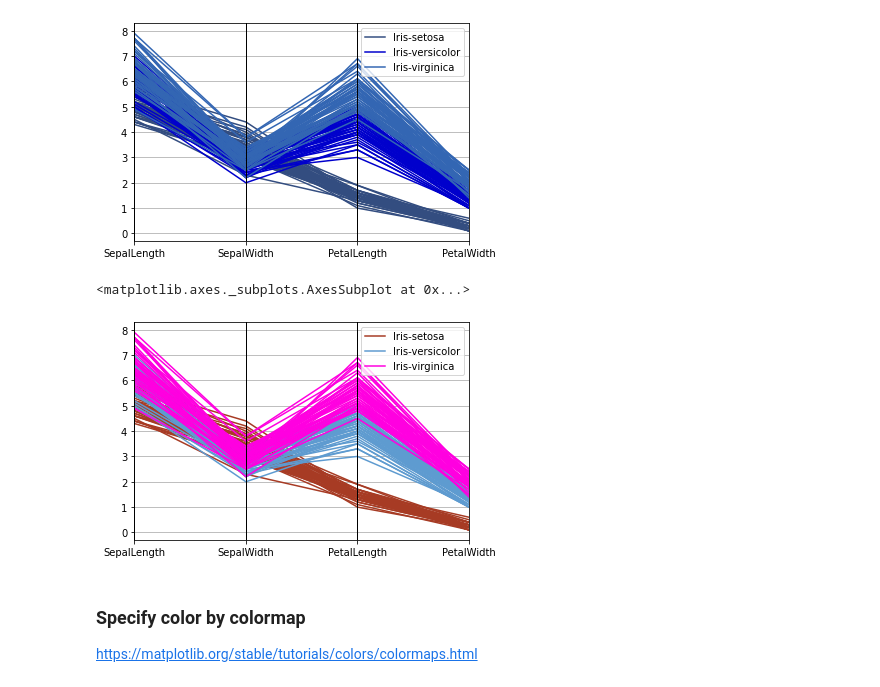
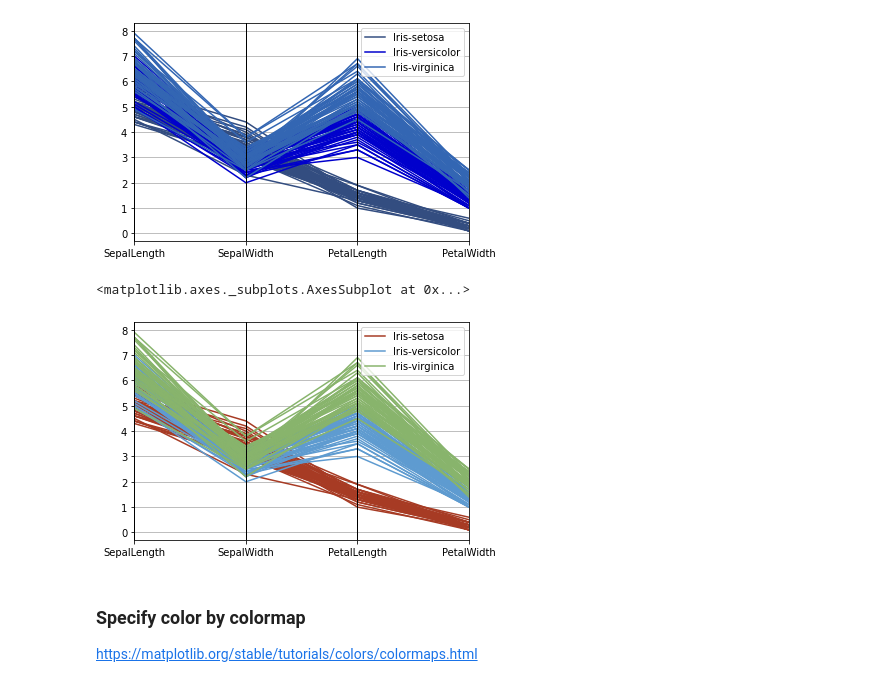
Before and after one commit to bunnybbear/BasicProg_DataViz65, a Jupyter notebook: DataViz01_Table_Data.ipynb, the cells around one changed output. Drawn from its saved outputs; the diff is of its cells as text; code cells hidden in the pictures.

```diff
--- a/DataViz01_Table_Data.ipynb
+++ b/DataViz01_Table_Data.ipynb
@@ -64,10 +64,10 @@ pd.plotting.parallel_coordinates(df, 'Name', color=[[0.2,0.3,0.5],[0,0,0.8],[0.2
 <matplotlib.axes._subplots.AxesSubplot at 0x...>
 [figure]
 # %%
-pd.plotting.parallel_coordinates(df, 'Name', color=['#A73B24', '#5E9BD0','#FF00E0']) #htmal color
+pd.plotting.parallel_coordinates(df, 'Name', color=['#A73B24', '#5E9BD0','#88B46C']) #htmal color
 # %% [output]
 <matplotlib.axes._subplots.AxesSubplot at 0x...>
-[figure, old version]
+[figure, new version]
 # %% [markdown]
 ### Specify color by colormap
 https://matplotlib.org/stable/tutorials/colors/colormaps.html
```
